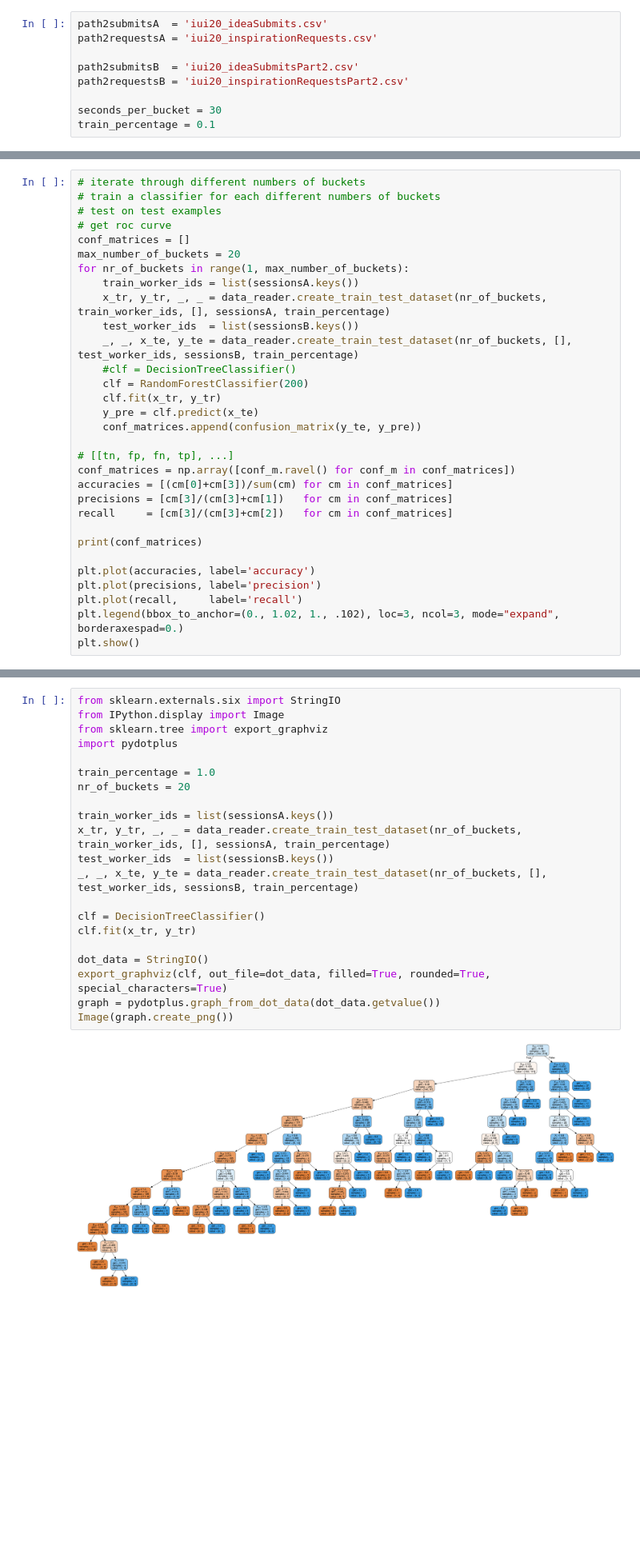
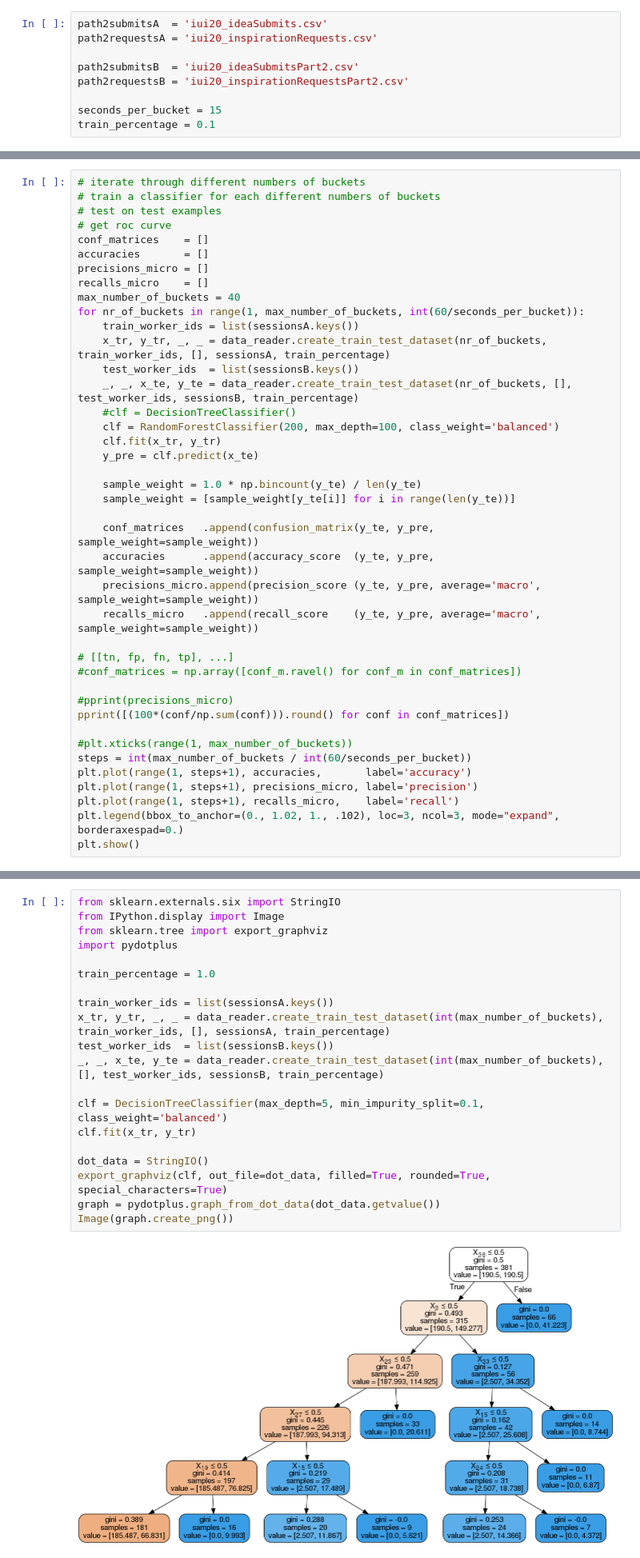
Before and after one commit to thadler/IUI_Code, a Jupyter notebook: experimentA2B.ipynb, the cells around one changed output, grey strips where cells are left out. Shown at 80% size. Cells and saved outputs as stored; diff of their text form; blank space fills up the shorter version.

```diff
--- a/experimentA2B.ipynb
+++ b/experimentA2B.ipynb
@@ -13,7 +15,7 @@ path2requestsA = 'iui20_inspirationRequests.csv'
 path2submitsB  = 'iui20_ideaSubmitsPart2.csv'
 path2requestsB = 'iui20_inspirationRequestsPart2.csv'
 
-seconds_per_bucket = 30
+seconds_per_bucket = 15
 train_percentage = 0.1
 # %%
 #load data as sessions
@@ -31,30 +33,40 @@ sessionsB = data_reader.add_avoiders_and_seekers(sessionsB)
 # train a classifier for each different numbers of buckets
 # test on test examples
 # get roc curve
-conf_matrices = []
-max_number_of_buckets = 20
-for nr_of_buckets in range(1, max_number_of_buckets):
+conf_matrices    = []
+accuracies       = []
+precisions_micro = []
+recalls_micro    = []
+max_number_of_buckets = 40
+for nr_of_buckets in range(1, max_number_of_buckets, int(60/seconds_per_bucket)):
     train_worker_ids = list(sessionsA.keys())
     x_tr, y_tr, _, _ = data_reader.create_train_test_dataset(nr_of_buckets, train_worker_ids, [], sessionsA, train_percentage)
     test_worker_ids  = list(sessionsB.keys())
     _, _, x_te, y_te = data_reader.create_train_test_dataset(nr_of_buckets, [], test_worker_ids, sessionsB, train_percentage)
     #clf = DecisionTreeClassifier()
-    clf = RandomForestClassifier(200)
+    clf = RandomForestClassifier(200, max_depth=100, class_weight='balanced')
     clf.fit(x_tr, y_tr)
     y_pre = clf.predict(x_te)
-    conf_matrices.append(confusion_matrix(y_te, y_pre))
+
+    sample_weight = 1.0 * np.bincount(y_te) / len(y_te)
+    sample_weight = [sample_weight[y_te[i]] for i in range(len(y_te))]
+
+    conf_matrices   .append(confusion_matrix(y_te, y_pre, sample_weight=sample_weight))
+    accuracies      .append(accuracy_score  (y_te, y_pre, sample_weight=sample_weight))
+    precisions_micro.append(precision_score (y_te, y_pre, average='macro', sample_weight=sample_weight))
+    recalls_micro   .append(recall_score    (y_te, y_pre, average='macro', sample_weight=sample_weight))
 
 # [[tn, fp, fn, tp], ...]
-conf_matrices = np.array([conf_m.ravel() for conf_m in conf_matrices])
-accuracies = [(cm[0]+cm[3])/sum(cm) for cm in conf_matrices]
-precisions = [cm[3]/(cm[3]+cm[1])   for cm in conf_matrices]
-recall     = [cm[3]/(cm[3]+cm[2])   for cm in conf_matrices]
+#conf_matrices = np.array([conf_m.ravel() for conf_m in conf_matrices])
 
-print(conf_matrices)
+#pprint(precisions_micro)
+pprint([(100*(conf/np.sum(conf))).round() for conf in conf_matrices])
 
-plt.plot(accuracies, label='accuracy')
-plt.plot(precisions, label='precision')
-plt.plot(recall,     label='recall')
+#plt.xticks(range(1, max_number_of_buckets))
+steps = int(max_number_of_buckets / int(60/seconds_per_bucket))
+plt.plot(range(1, steps+1), accuracies,       label='accuracy')
+plt.plot(range(1, steps+1), precisions_micro, label='precision')
+plt.plot(range(1, steps+1), recalls_micro,    label='recall')
 plt.legend(bbox_to_anchor=(0., 1.02, 1., .102), loc=3, ncol=3, mode="expand", borderaxespad=0.)
 plt.show()
 # %% [output]
@@ -81,23 +94,22 @@ plt.show()
 # %%
 from sklearn.externals.six import StringIO
 from IPython.display import Image
 from sklearn.tree import export_graphviz
 import pydotplus
 
 train_percentage = 1.0
-nr_of_buckets = 20
 
 train_worker_ids = list(sessionsA.keys())
-x_tr, y_tr, _, _ = data_reader.create_train_test_dataset(nr_of_buckets, train_worker_ids, [], sessionsA, train_percentage)
+x_tr, y_tr, _, _ = data_reader.create_train_test_dataset(int(max_number_of_buckets), train_worker_ids, [], sessionsA, train_percentage)
 test_worker_ids  = list(sessionsB.keys())
-_, _, x_te, y_te = data_reader.create_train_test_dataset(nr_of_buckets, [], test_worker_ids, sessionsB, train_percentage)
+_, _, x_te, y_te = data_reader.create_train_test_dataset(int(max_number_of_buckets), [], test_worker_ids, sessionsB, train_percentage)
 
-clf = DecisionTreeClassifier()
+clf = DecisionTreeClassifier(max_depth=5, min_impurity_split=0.1, class_weight='balanced')
 clf.fit(x_tr, y_tr)
 
 dot_data = StringIO()
 export_graphviz(clf, out_file=dot_data, filled=True, rounded=True, special_characters=True)
 graph = pydotplus.graph_from_dot_data(dot_data.getvalue())
 Image(graph.create_png())
 # %% [output]
-[figure, old version]
+[figure, new version]
```
Also changed, not shown: parts of 3 cells of this notebook, 4 other files.
